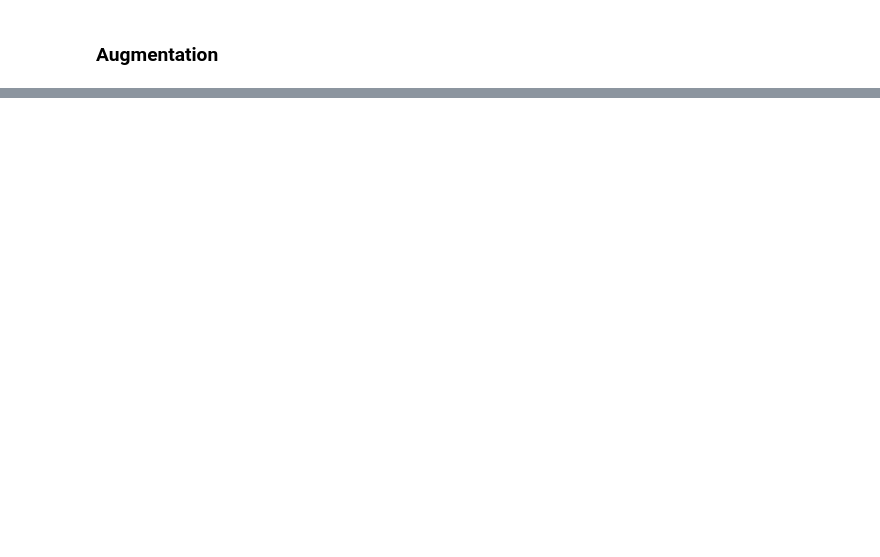
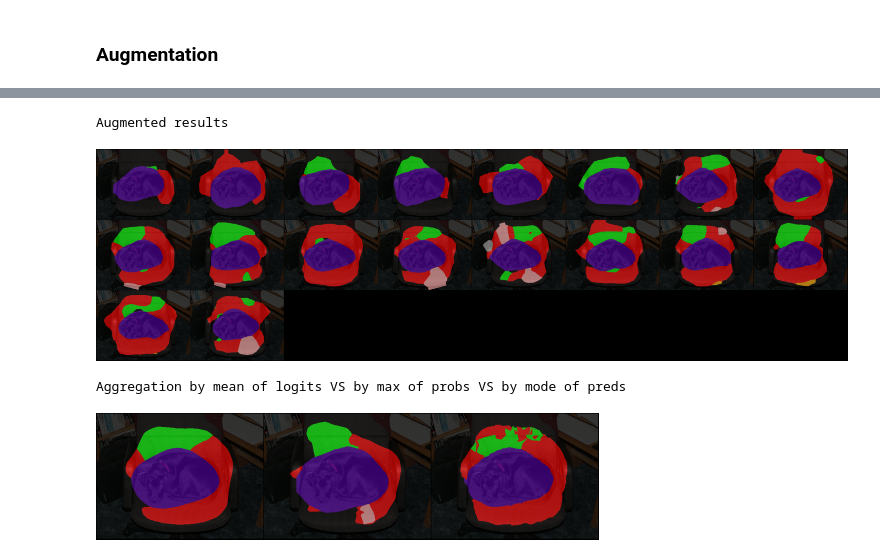
Before and after one commit to CyrusCKF/PixSeg, a Jupyter notebook: tasks/inference.ipynb, the cells around one changed output, grey strips where cells are left out. Cells and saved outputs as stored; diff of their text form; code cells hidden in the pictures; blank space fills up the shorter version.

```diff
--- a/tasks/inference.ipynb
+++ b/tasks/inference.ipynb
@@ -355,0 +159,49 @@ torch.Size([1, 21, 335, 500])
+# %%
+prelim_images, _ = augment(images.to(device), None)
+augmented_logits = inference_with_augmentations(
+    model,
+    prelim_images,
+    (0.75, 1, 1.25),
+    True,
+    False,
+    (-15, 0, 15),
+    iter_product=True,
+)
+
+print("Augmented results")
+augmented_overlays = []
+for i in range(augmented_logits.size(0)):
+    augmented_pred = augmented_logits[i, 0].argmax(0)
+    augmented_overlay = draw_mask_on_image(image, augmented_pred, colors)
+    augmented_overlays.append(augmented_overlay)
+overlays = combine_images(augmented_overlays)
+overlays_pil: Image = TF.to_pil_image(overlays)
+display(overlays_pil.reduce(3))
+
+# mean of logits
+aggregated_logits = aggregate_outputs(augmented_logits, "mean")
+multilogits_preds = aggregated_logits.argmax(1)
+multilogits_overlay = draw_mask_on_image(image, multilogits_preds[0], colors)
+
+# max of probs (=== max of logits)
+augmented_probs = torch.softmax(augmented_logits, dim=2)
+aggregated_probs = aggregate_outputs(augmented_probs, "max")
+multiprobs_preds = aggregated_probs.argmax(1)
+multiprobs_overlay = draw_mask_on_image(image, multiprobs_preds[0], colors)
+
+# mode of preds
+augmented_preds = augmented_logits.argmax(dim=2)
+aggregated_preds = aggregate_outputs(augmented_preds, "mode")
+multipreds_overlay = draw_mask_on_image(image, aggregated_preds[0], colors)
+
+print("Aggregation by mean of logits VS by max of probs VS by mode of preds")
+multi_snapshot = combine_images(
+    [multilogits_overlay, multiprobs_overlay, multipreds_overlay]
+)
+multi_snapshot_pil: Image = TF.to_pil_image(multi_snapshot)
+display(multi_snapshot_pil.reduce(3))
+# %% [output]
+Augmented results
+[figure, added]
+Aggregation by mean of logits VS by max of probs VS by mode of preds
+[figure, added]
```
Also changed, not shown: parts of 16 cells of this notebook, 5 other files.
